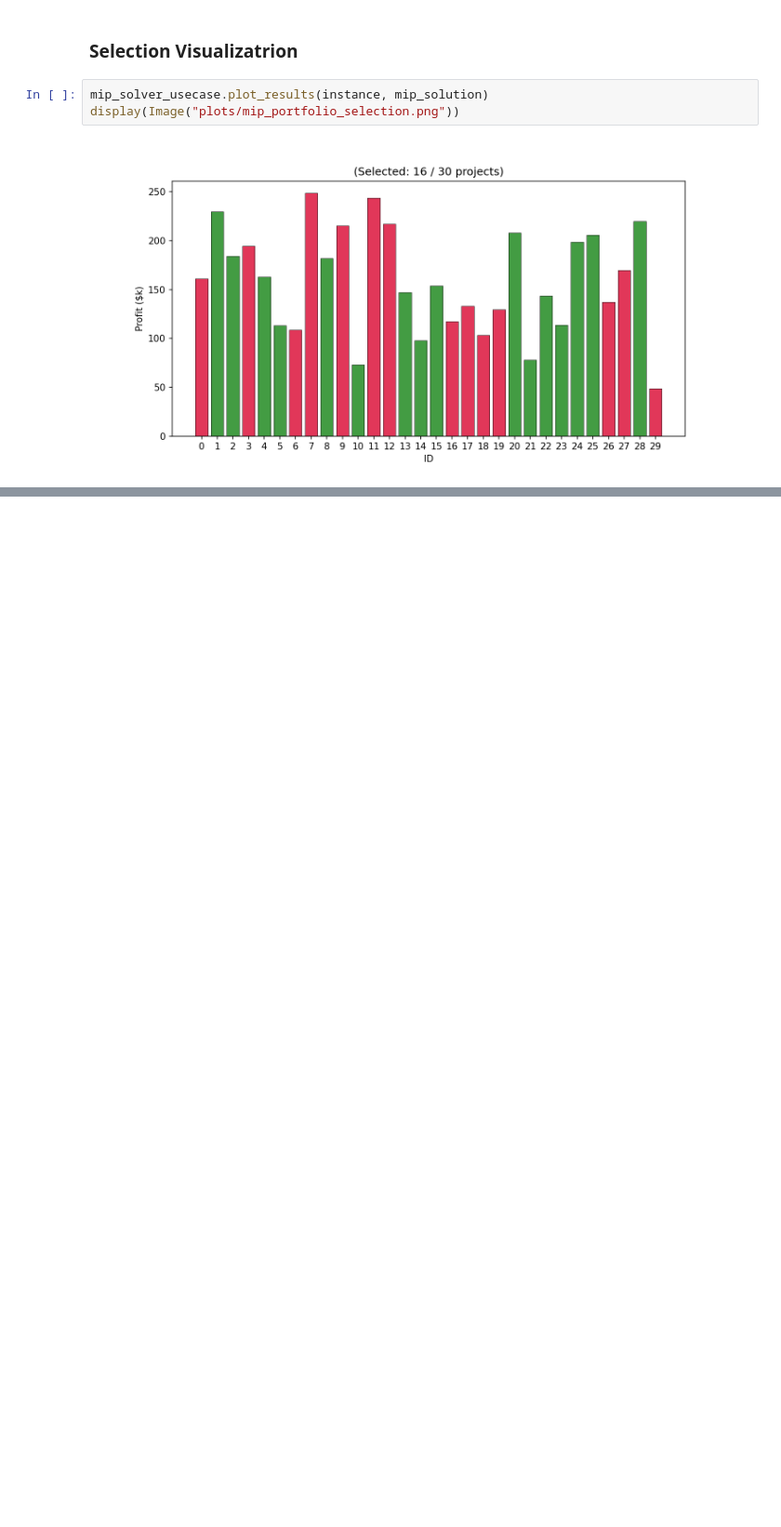
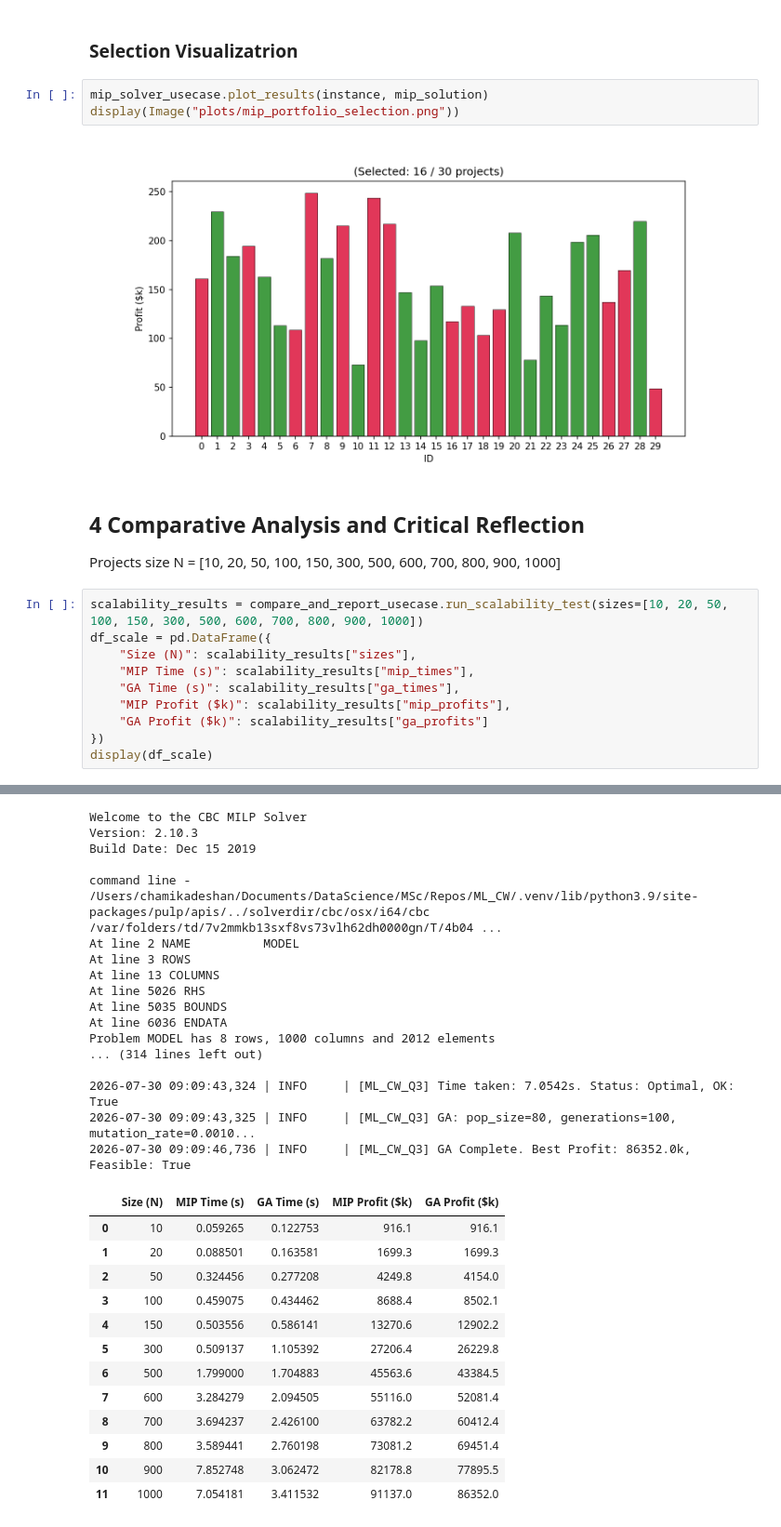
Before and after one commit to deshancha/machinelearning_cw, a Jupyter notebook: Q3/Q3_Full.ipynb, the cells around one changed output, grey strips where cells are left out. Shown at 93% size. Saved outputs shown, nothing was run; the diff lists cells and outputs as text; blank space fills up the shorter version.

Commit message:
Report and notbook updates

```diff
--- a/Q3/Q3_Full.ipynb
+++ b/Q3/Q3_Full.ipynb
@@ -153,3 +153,18 @@ mip_solver_usecase.plot_results(instance, mip_solution)
 display(Image("plots/mip_portfolio_selection.png"))
 # %% [output]
 [figure]
+# %% [markdown]
+## 4 Comparative Analysis and Critical Reflection
+
+Projects size N = [10, 20, 50, 100, 150, 300, 500, 600, 700, 800, 900, 1000]
+# %%
+scalability_results = compare_and_report_usecase.run_scalability_test(sizes=[10, 20, 50, 100, 150, 300, 500, 600, 700, 800, 900, 1000])
+df_scale = pd.DataFrame({
+    "Size (N)": scalability_results["sizes"],
+    "MIP Time (s)": scalability_results["mip_times"],
+    "GA Time (s)": scalability_results["ga_times"],
+    "MIP Profit ($k)": scalability_results["mip_profits"],
+    "GA Profit ($k)": scalability_results["ga_profits"]
+})
+display(df_scale)
+# %% [output]
@@ -155,0 +362,30 @@ display(Image("plots/mip_portfolio_selection.png"))
+Welcome to the CBC MILP Solver
+Version: 2.10.3
+Build Date: Dec 15 2019
+
+command line - /Users/chamikadeshan/Documents/DataScience/MSc/Repos/ML_CW/.venv/lib/python3.9/site-packages/pulp/apis/../solverdir/cbc/osx/i64/cbc /var/folders/td/7v2mmkb13sxf8vs73vlh62dh0000gn/T/4b04 ...
+At line 2 NAME          MODEL
+At line 3 ROWS
+At line 13 COLUMNS
+At line 5026 RHS
+At line 5035 BOUNDS
+At line 6036 ENDATA
+Problem MODEL has 8 rows, 1000 columns and 2012 elements
+... (314 lines left out)
+
+2026-07-30 09:09:43,324 | INFO     | [ML_CW_Q3] Time taken: 7.0542s. Status: Optimal, OK: True
+2026-07-30 09:09:43,325 | INFO     | [ML_CW_Q3] GA: pop_size=80, generations=100, mutation_rate=0.0010...
+2026-07-30 09:09:46,736 | INFO     | [ML_CW_Q3] GA Complete. Best Profit: 86352.0k, Feasible: True
+|  | Size (N) | MIP Time (s) | GA Time (s) | MIP Profit ($k) | GA Profit ($k) |
+| 0 | 10 | 0.059265 | 0.122753 | 916.1 | 916.1 |
+| 1 | 20 | 0.088501 | 0.163581 | 1699.3 | 1699.3 |
+| 2 | 50 | 0.324456 | 0.277208 | 4249.8 | 4154.0 |
+| 3 | 100 | 0.459075 | 0.434462 | 8688.4 | 8502.1 |
+| 4 | 150 | 0.503556 | 0.586141 | 13270.6 | 12902.2 |
+| 5 | 300 | 0.509137 | 1.105392 | 27206.4 | 26229.8 |
+| 6 | 500 | 1.799000 | 1.704883 | 45563.6 | 43384.5 |
+| 7 | 600 | 3.284279 | 2.094505 | 55116.0 | 52081.4 |
+| 8 | 700 | 3.694237 | 2.426100 | 63782.2 | 60412.4 |
+| 9 | 800 | 3.589441 | 2.760198 | 73081.2 | 69451.4 |
+| 10 | 900 | 7.852748 | 3.062472 | 82178.8 | 77895.5 |
+| 11 | 1000 | 7.054181 | 3.411532 | 91137.0 | 86352.0 |
```
Also changed, not shown: parts of 10 cells of this notebook, 8 other files.
